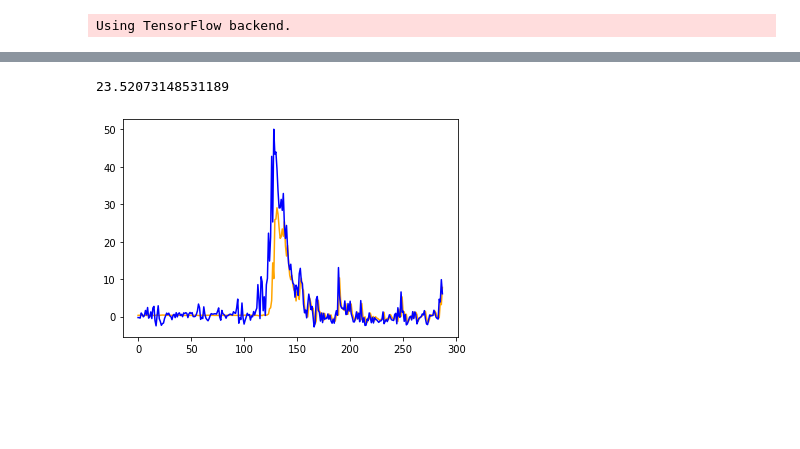
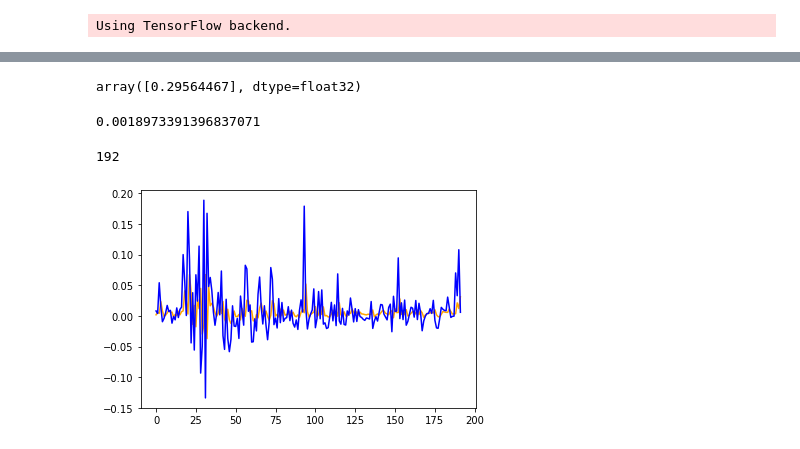
Before and after one commit to glen-yick/Deep-Learning-Time-Series-Prediction-using-LSTM-Recurrent-Neural-Networks, a Jupyter notebook: LSTM-Glen.ipynb, the cells around one changed output, grey strips where cells are left out. Saved outputs shown, nothing was run; the diff lists cells and outputs as text; code cells hidden in the pictures; blank space fills up the shorter version.

Commit message:
LSTM updated/ convertcsvformat

```diff
--- a/LSTM-Glen.ipynb
+++ b/LSTM-Glen.ipynb
@@ -162,0 +176,21 @@ print(pred_all+shifted_value)
+# %%
+# build the model
+model = Sequential()
+# layer 1: LSTM
+model.add(LSTM(128, input_shape=(train_X.shape[1], train_X.shape[2]), return_sequences=True))
+model.add(Dropout(0.2))
+# layer 2: LSTM
+model.add(LSTM(256, return_sequences=False))
+model.add(Dropout(0.2))
+# layer 3: dense
+# linear activation: a(x) = x
+model.add(Dense(units=1))
+model.add(Activation('sigmoid'))
+# compile the model
+model.compile(loss="mse", optimizer="adam")
+print(model.summary())
+
+history = model.fit(train_X, train_y, epochs=50, batch_size=72, validation_data=(test_X, test_y), verbose=2)
+# evaluate the result
+test_mse = model.evaluate(test_X, test_y, verbose=1)
+print ('\nThe mean squared error (MSE) on the test data set is %.3f over %d test samples.' % (test_mse, len(test_y)))
@@ -196,0 +288,14 @@ plt.show()
+# %%
+all_data = values_f_arima[:, :]
+# split into input and outputs
+obs = days * features
+all_X, all_y = all_data[:, :obs], all_data[:, -features]
+
+# reshape input to be 3D [samples, timesteps, features]
+all_X = all_X.reshape((all_X.shape[0], days, features))
+all_y = all_y.reshape((all_y.shape[0], 1))
+
+pred_y = model.predict(all_X)
+
+plt.plot(pred_y, color='orange')
+plt.plot(all_y, color='blue')
@@ -197,9 +305,15 @@ plt.show()
+# %%
+divi_for_training = all_y - pred_y
+# %%
+max(divi_for_training)
+# %% [output]
+array([0.29564467], dtype=float32)
 # %%
 # dynamic arima trainig
 
 def evaluate_arima_model(residual):
     # prepare training dataset
-    train_size = int(len(residual) * 0.85)
+    train_size = int(len(residual) * 0.9)
     train = residual[0:train_size]
     test = residual[train_size:]
 
@@ -223,6 +337,8 @@ def evaluate_arima_model(residual):
     return predictions
 # %%
 arima_residual = evaluate_arima_model(divi_for_training)
+len(arima_residual)
 # %% [output]
-23.52073148531189
+0.0018973391396837071
+192
-[figure, old version]
+[figure, new version]
```
Also changed, not shown: parts of 21 cells of this notebook, 1 other file.
